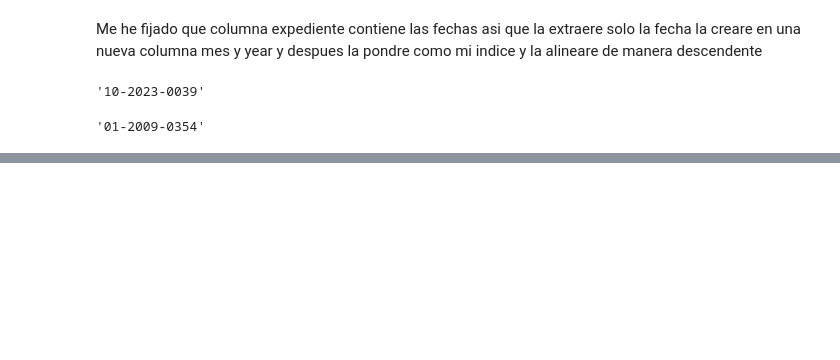
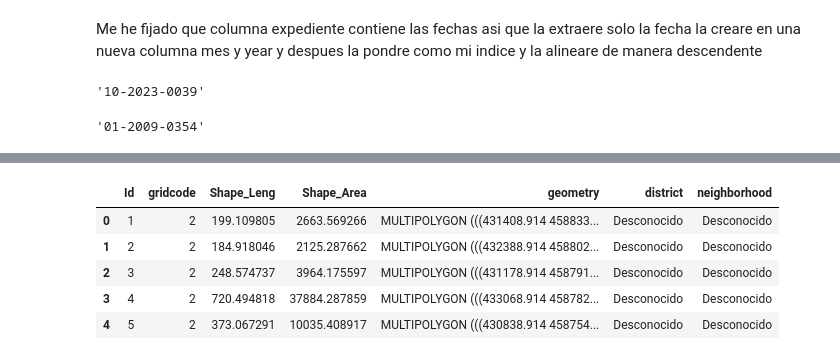
Before and after one commit to Josh1313/hackathon, a Jupyter notebook: turism_2019.ipynb, the cells around one changed output, grey strips where cells are left out. Drawn from its saved outputs; the diff is of its cells as text; code cells hidden in the pictures; blank space fills up the shorter version.

```diff
--- a/turism_2019.ipynb
+++ b/turism_2019.ipynb
@@ -231,0 +351,38 @@ plt.show()
+# %%
+import requests
+import geopandas as gpd
+
+# Función para geocodificación inversa
+def reverse_geocode(lat, lon):
+    url = f'https://nominatim.openstreetmap.org/reverse?lat={lat}&lon={lon}&format=json'
+    response = requests.get(url)
+    if response.status_code == 200:
+        data = response.json()
+        address_info = data.get('address', {})
+        district = address_info.get('city_district', 'Desconocido')
+        neighborhood = address_info.get('neighbourhood', 'Desconocido')
+        return district, neighborhood
+    else:
+        print(f'Error en la solicitud: {response.status_code}')
+        return None, None
+
+# Suponiendo que "geometry" es una columna de geometría en tu GeoDataFrame
+# y que cada registro es del tipo MULTIPOLYGON
+# Asegúrate de ajustar la columna y el nombre de tu GeoDataFrame según tu caso.
+gdq['district'] = ''
+gdq['neighborhood'] = ''
+
+for idx, row in gdq.iterrows():
+    # Obtener las coordenadas del centroide del polígono (puede necesitar ajustes según tu caso)
+    centroid = row['geometry'].centroid
+    lat, lon = centroid.y, centroid.x
+
+    # Aplicar la función de geocodificación inversa
+    district, neighborhood = reverse_geocode(lat, lon)
+
+    # Almacenar los resultados en las columnas correspondientes
+    gdq.at[idx, 'district'] = district
+    gdq.at[idx, 'neighborhood'] = neighborhood
+
+# Visualizar el resultado
+print(gdq[['geometry', 'district', 'neighborhood']])
@@ -231,0 +407,9 @@ plt.show()
+# %%
+gdq.head(5)
+# %% [output]
+|  | Id | gridcode | Shape_Leng | Shape_Area | geometry | district | neighborhood |
+| 0 | 1 | 2 | 199.109805 | 2663.569266 | MULTIPOLYGON (((431408.914 458833... | Desconocido | Desconocido |
+| 1 | 2 | 2 | 184.918046 | 2125.287662 | MULTIPOLYGON (((432388.914 458802... | Desconocido | Desconocido |
+| 2 | 3 | 2 | 248.574737 | 3964.175597 | MULTIPOLYGON (((431178.914 458791... | Desconocido | Desconocido |
+| 3 | 4 | 2 | 720.494818 | 37884.287859 | MULTIPOLYGON (((433068.914 458782... | Desconocido | Desconocido |
+| 4 | 5 | 2 | 373.067291 | 10035.408917 | MULTIPOLYGON (((430838.914 458754... | Desconocido | Desconocido |
```
Also changed, not shown: parts of 18 cells of this notebook, 3 other files.
